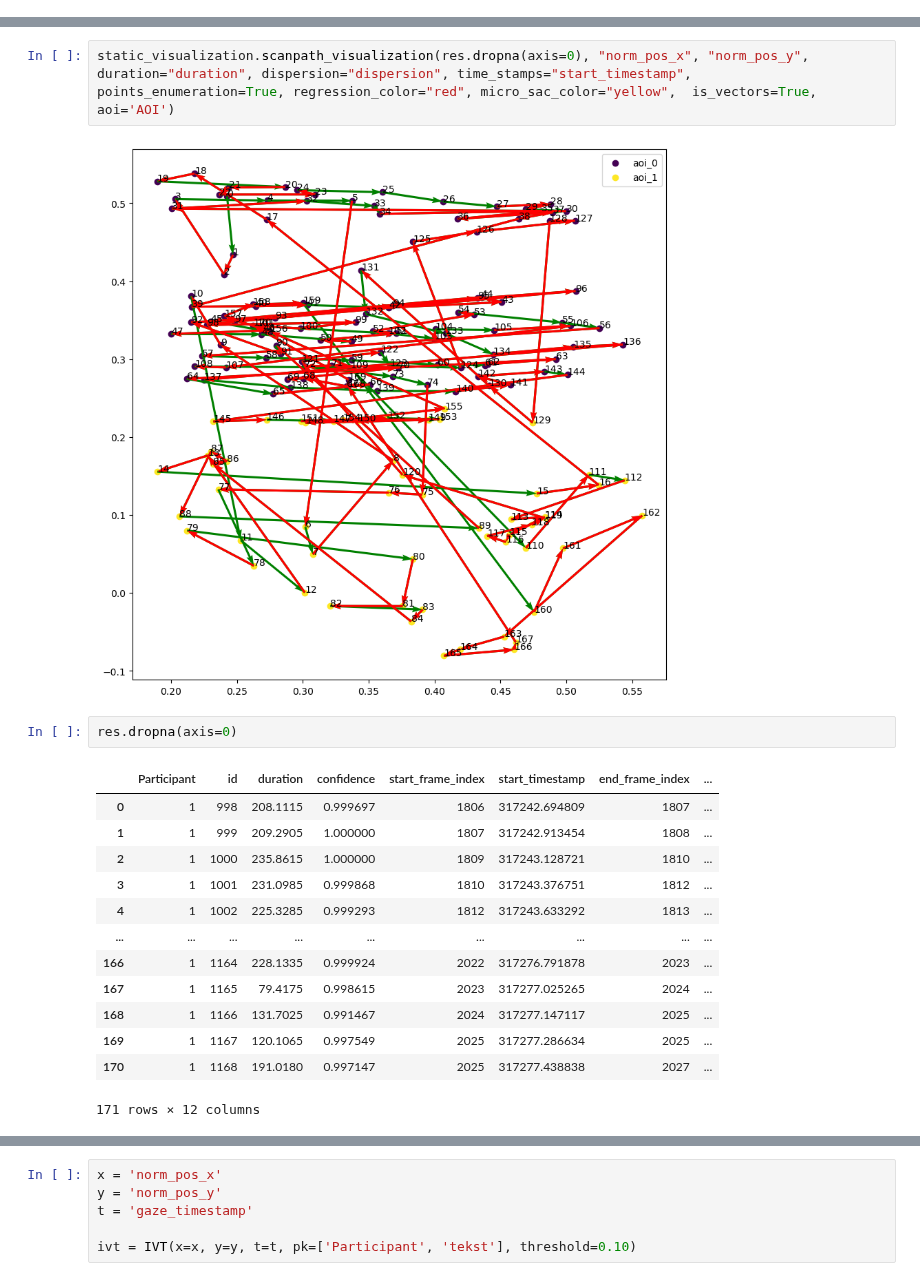
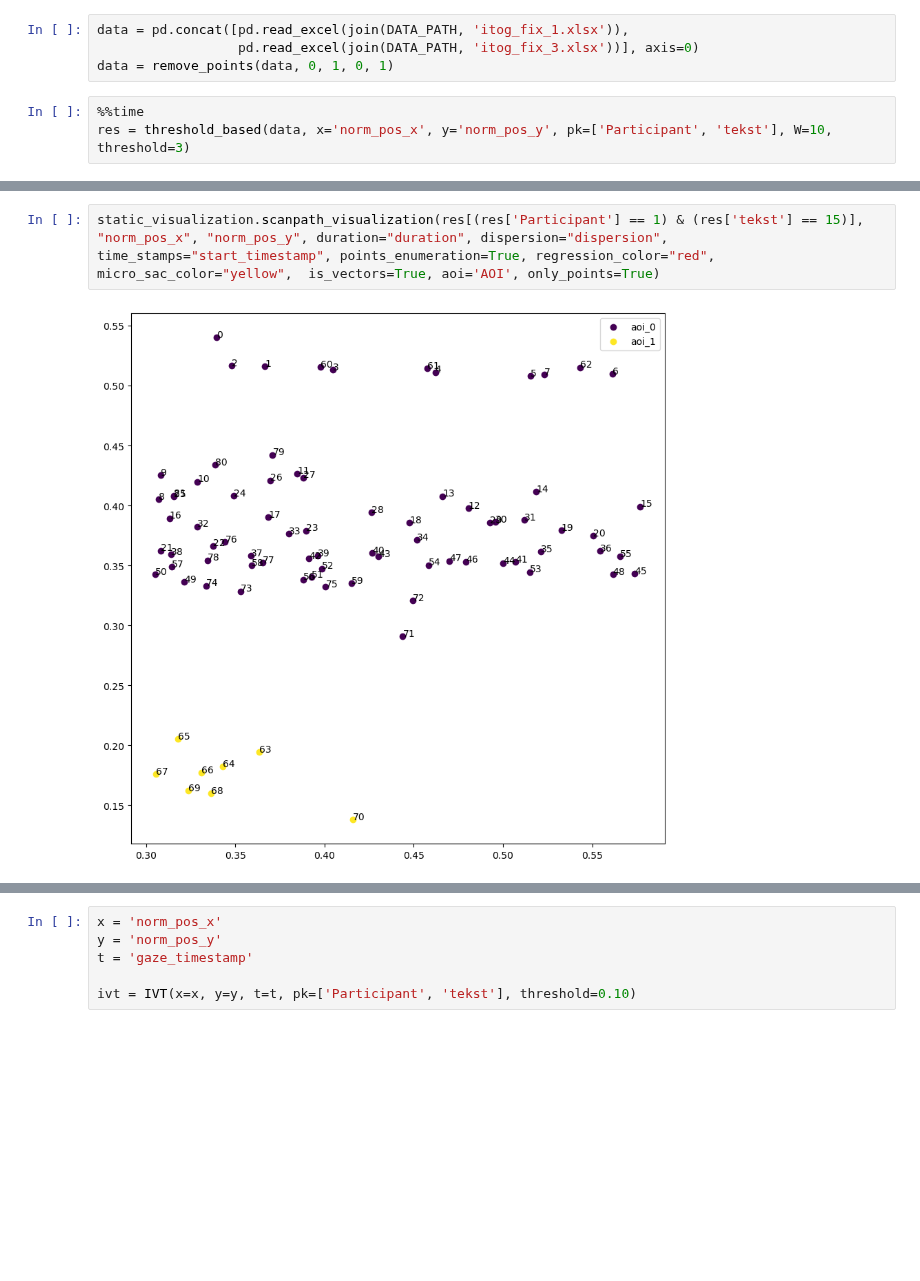
Before and after one commit to hse-scila/EyeFeatures, a Jupyter notebook: eyetracking/preprocessing/test.ipynb, the cells around one changed output, grey strips where cells are left out. Saved outputs shown, nothing was run; the diff lists cells and outputs as text; blank space fills up the shorter version.

Commit message:
Add basic threshold-based method and some code in gradient-based method

```diff
--- a/eyetracking/preprocessing/test.ipynb
+++ b/eyetracking/preprocessing/test.ipynb
@@ -23,0 +22,7 @@ res.head()
+# %%
+data = pd.concat([pd.read_excel(join(DATA_PATH, 'itog_fix_1.xlsx')),
+                  pd.read_excel(join(DATA_PATH, 'itog_fix_3.xlsx'))], axis=0)
+data = remove_points(data, 0, 1, 0, 1)
+# %%
+%%time
+res = threshold_based(data, x='norm_pos_x', y='norm_pos_y', pk=['Participant', 'tekst'], W=10, threshold=3)
@@ -24,20 +32,4 @@ res.head()
 # %%
-static_visualization.scanpath_visualization(res.dropna(axis=0), "norm_pos_x", "norm_pos_y", duration="duration", dispersion="dispersion", time_stamps="start_timestamp", points_enumeration=True, regression_color="red", micro_sac_color="yellow",  is_vectors=True, aoi='AOI')
+static_visualization.scanpath_visualization(res[(res['Participant'] == 1) & (res['tekst'] == 15)], "norm_pos_x", "norm_pos_y", duration="duration", dispersion="dispersion", time_stamps="start_timestamp", points_enumeration=True, regression_color="red", micro_sac_color="yellow",  is_vectors=True, aoi='AOI', only_points=True)
 # %% [output]
-[figure, old version]
+[figure, new version]
-# %%
-res.dropna(axis=0)
-# %% [output]
-|  | Participant | id | duration | confidence | start_frame_index | start_timestamp | end_frame_index | ... |
-| 0 | 1 | 998 | 208.1115 | 0.999697 | 1806 | 317242.694809 | 1807 | ... |
-| 1 | 1 | 999 | 209.2905 | 1.000000 | 1807 | 317242.913454 | 1808 | ... |
-| 2 | 1 | 1000 | 235.8615 | 1.000000 | 1809 | 317243.128721 | 1810 | ... |
-| 3 | 1 | 1001 | 231.0985 | 0.999868 | 1810 | 317243.376751 | 1812 | ... |
-| 4 | 1 | 1002 | 225.3285 | 0.999293 | 1812 | 317243.633292 | 1813 | ... |
-| ... | ... | ... | ... | ... | ... | ... | ... | ... |
-| 166 | 1 | 1164 | 228.1335 | 0.999924 | 2022 | 317276.791878 | 2023 | ... |
-| 167 | 1 | 1165 | 79.4175 | 0.998615 | 2023 | 317277.025265 | 2024 | ... |
-| 168 | 1 | 1166 | 131.7025 | 0.991467 | 2024 | 317277.147117 | 2025 | ... |
-| 169 | 1 | 1167 | 120.1065 | 0.997549 | 2025 | 317277.286634 | 2025 | ... |
-| 170 | 1 | 1168 | 191.0180 | 0.997147 | 2025 | 317277.438838 | 2027 | ... |
-171 rows × 12 columns
```
Also changed, not shown: parts of 8 cells of this notebook, 2 other files.
